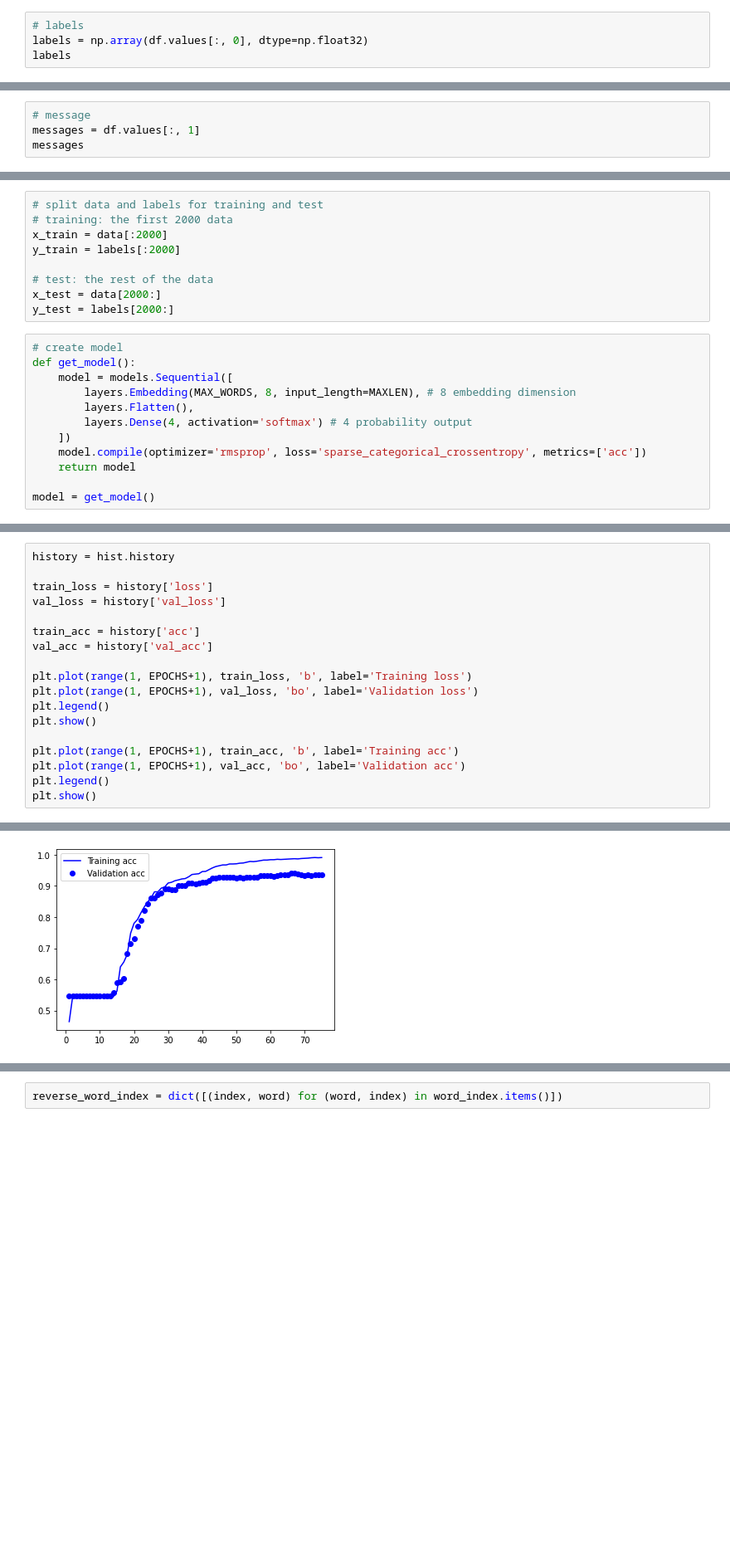
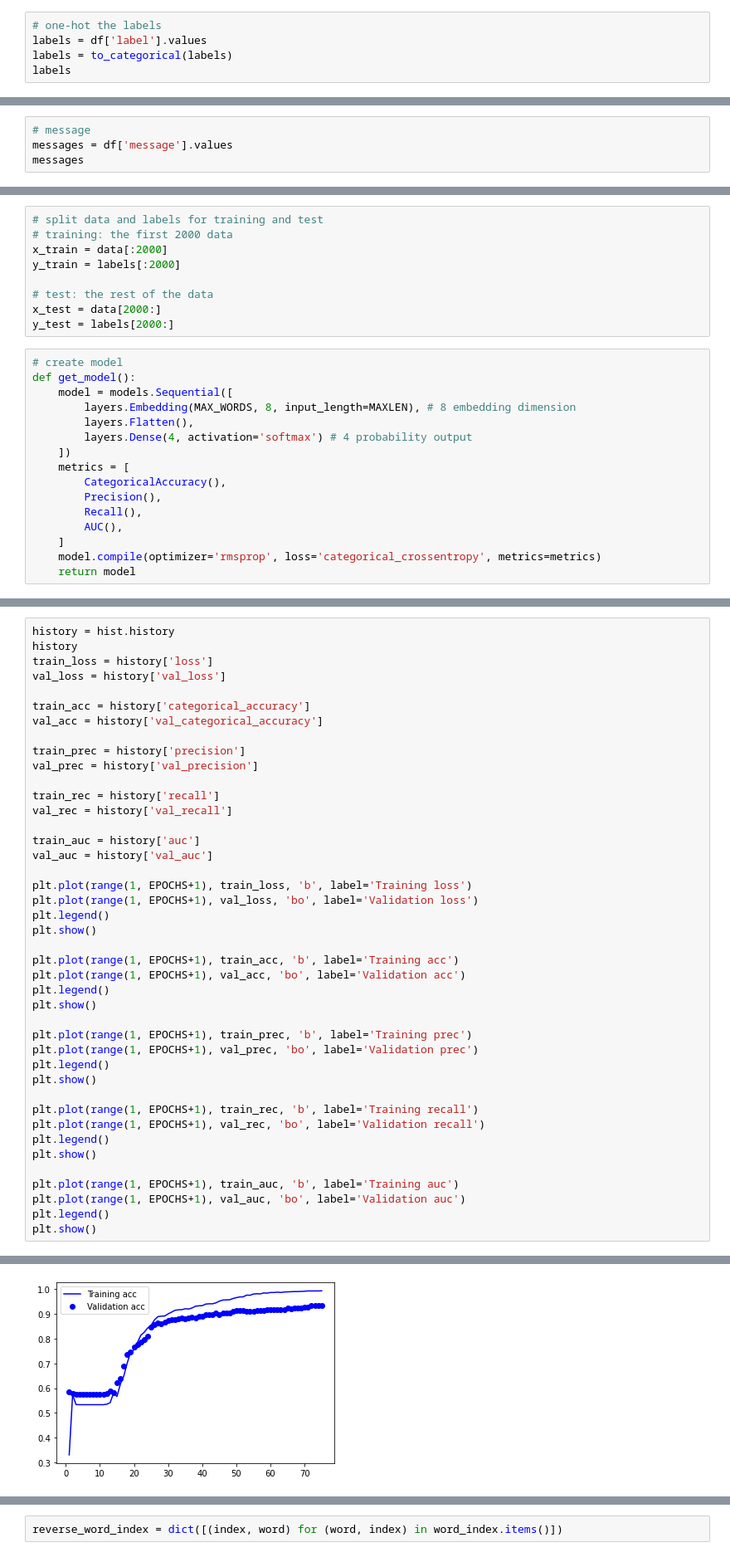
Before and after one commit to ekaputra07/ina-sms-classifier, a Jupyter notebook: notebooks/model-training-poc.ipynb, the cells around one changed output, grey strips where cells are left out. Shown at 83% size. Saved outputs shown, nothing was run; the diff lists cells and outputs as text; blank space fills up the shorter version.

Commit message:
Added more metrics

```diff
--- a/notebooks/model-training-poc.ipynb
+++ b/notebooks/model-training-poc.ipynb
@@ -33,7 +36,8 @@ df.shape
 # %% [output]
 (2741, 2)
 # %%
-# labels
-labels = np.array(df.values[:, 0], dtype=np.float32)
+# one-hot the labels
+labels = df['label'].values
+labels = to_categorical(labels)
 labels
 # %% [output]
@@ -41,6 +51,6 @@ array([0., 0., 0., ..., 0., 0., 0.], dtype=float32)
 # %%
 # message
-messages = df.values[:, 1]
+messages = df['message'].values
 messages
 # %% [output]
 array(['festival selamat anda dapatkan hadiah cek tunai pin info klik program hadiah',
@@ -106,10 +116,14 @@ def get_model():
         layers.Flatten(),
         layers.Dense(4, activation='softmax') # 4 probability output
     ])
-    model.compile(optimizer='rmsprop', loss='sparse_categorical_crossentropy', metrics=['acc'])
+    metrics = [
+        CategoricalAccuracy(),
+        Precision(),
+        Recall(),
+        AUC(),
+    ]
+    model.compile(optimizer='rmsprop', loss='categorical_crossentropy', metrics=metrics)
     return model
-
-model = get_model()
 # %%
 # Train the model
 EPOCHS = 75
@@ -135,11 +151,20 @@ Epoch 75/75
 # %%
 history = hist.history
-
+history
 train_loss = history['loss']
 val_loss = history['val_loss']
 
-train_acc = history['acc']
-val_acc = history['val_acc']
+train_acc = history['categorical_accuracy']
+val_acc = history['val_categorical_accuracy']
+
+train_prec = history['precision']
+val_prec = history['val_precision']
+
+train_rec = history['recall']
+val_rec = history['val_recall']
+
+train_auc = history['auc']
+val_auc = history['val_auc']
 
 plt.plot(range(1, EPOCHS+1), train_loss, 'b', label='Training loss')
 plt.plot(range(1, EPOCHS+1), val_loss, 'bo', label='Validation loss')
@@ -150,4 +175,19 @@ plt.plot(range(1, EPOCHS+1), train_acc, 'b', label='Training acc')
 plt.plot(range(1, EPOCHS+1), val_acc, 'bo', label='Validation acc')
 plt.legend()
 plt.show()
+
+plt.plot(range(1, EPOCHS+1), train_prec, 'b', label='Training prec')
+plt.plot(range(1, EPOCHS+1), val_prec, 'bo', label='Validation prec')
+plt.legend()
+plt.show()
+
+plt.plot(range(1, EPOCHS+1), train_rec, 'b', label='Training recall')
+plt.plot(range(1, EPOCHS+1), val_rec, 'bo', label='Validation recall')
+plt.legend()
+plt.show()
+
+plt.plot(range(1, EPOCHS+1), train_auc, 'b', label='Training auc')
+plt.plot(range(1, EPOCHS+1), val_auc, 'bo', label='Validation auc')
+plt.legend()
+plt.show()
 # %% [output]
@@ -155 +195 @@ plt.show()
-[figure, old version]
+[figure, new version]
```
Also changed, not shown: parts of 9 cells of this notebook, 8 other files.
